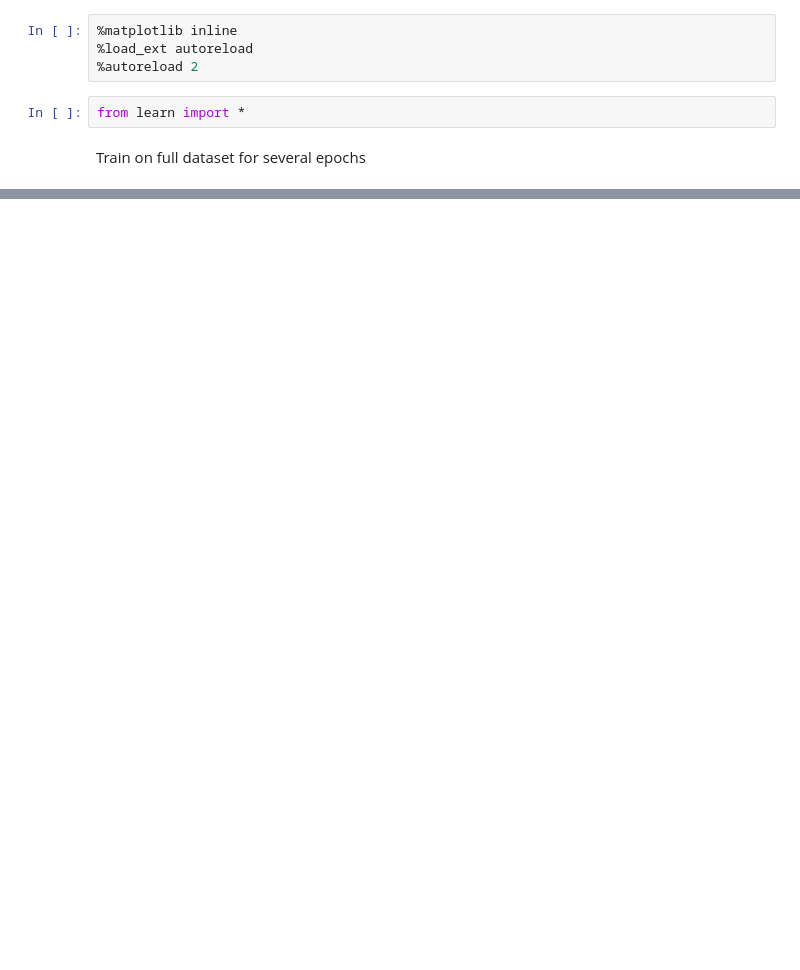
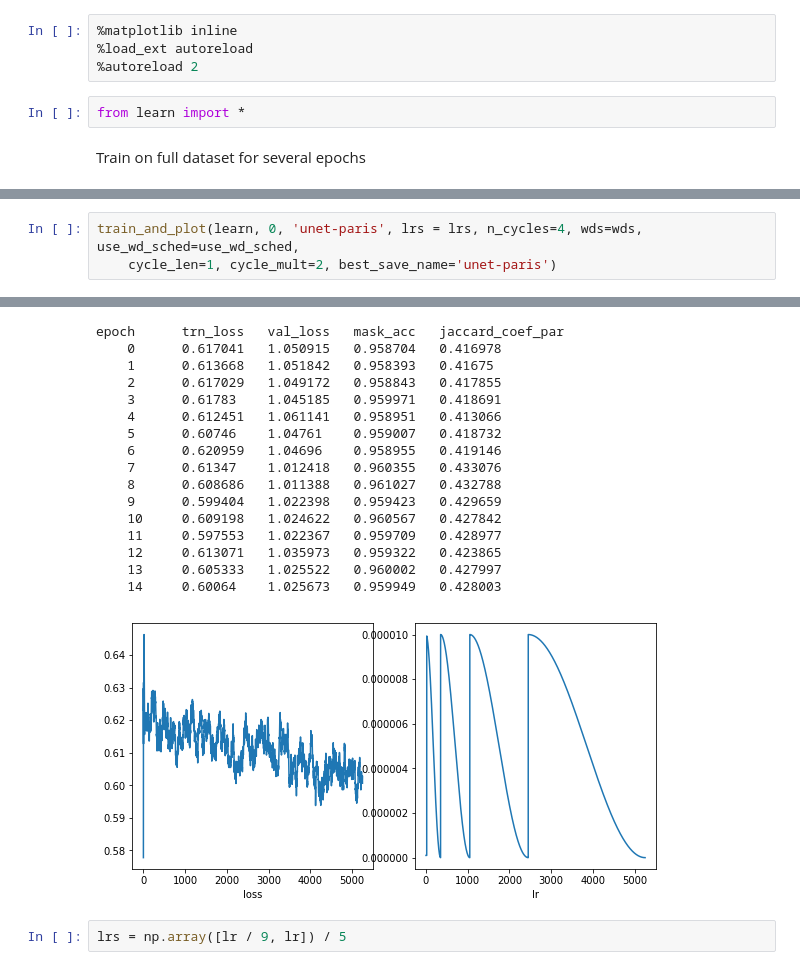
Before and after one commit to Twofyw/building-detection-challenge, a Jupyter notebook: ternausnet-paris.ipynb, the cells around one changed output, grey strips where cells are left out. Saved outputs shown, nothing was run; the diff lists cells and outputs as text; blank space fills up the shorter version.

```diff
--- a/ternausnet-paris.ipynb
+++ b/ternausnet-paris.ipynb
@@ -19,0 +120,4 @@ If you're reading this message in another frontend (for example, a static render
+# %%
+train_and_plot(learn, 0, 'unet-paris', lrs = lrs, n_cycles=4, wds=wds, use_wd_sched=use_wd_sched,
+    cycle_len=1, cycle_mult=2, best_save_name='unet-paris')
+# %% [output]
@@ -19,0 +125,19 @@ If you're reading this message in another frontend (for example, a static render
+epoch      trn_loss   val_loss   mask_acc   jaccard_coef_par
+    0      0.617041   1.050915   0.958704   0.416978
+    1      0.613668   1.051842   0.958393   0.41675
+    2      0.617029   1.049172   0.958843   0.417855
+    3      0.61783    1.045185   0.959971   0.418691
+    4      0.612451   1.061141   0.958951   0.413066
+    5      0.60746    1.04761    0.959007   0.418732
+    6      0.620959   1.04696    0.958955   0.419146
+    7      0.61347    1.012418   0.960355   0.433076
+    8      0.608686   1.011388   0.961027   0.432788
+    9      0.599404   1.022398   0.959423   0.429659
+    10     0.609198   1.024622   0.960567   0.427842
+    11     0.597553   1.022367   0.959709   0.428977
+    12     0.613071   1.035973   0.959322   0.423865
+    13     0.605333   1.025522   0.960002   0.427997
+    14     0.60064    1.025673   0.959949   0.428003
+[figure, added]
+# %%
+lrs = np.array([lr / 9, lr]) / 5
```
Also changed, not shown: parts of 9 cells of this notebook, 12 other files.
